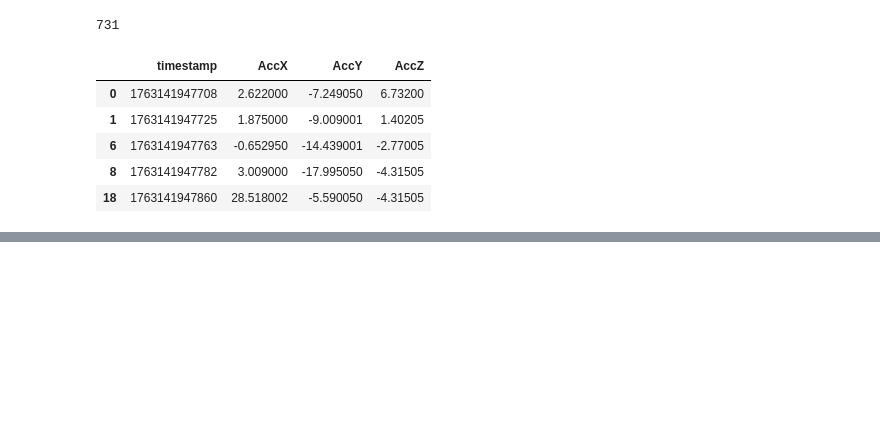
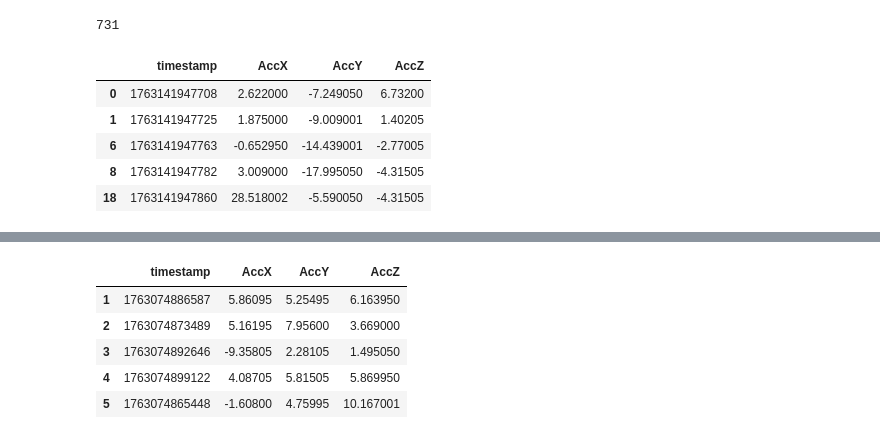
Before and after one commit to MatheuseduPinheiro/Trabalhos-da-disciplina-de-Sensores-e-Instrumentos-Inteligentes, a Jupyter notebook: Trabalho_2/index.ipynb, the cells around one changed output, grey strips where cells are left out. Saved outputs shown, nothing was run; the diff lists cells and outputs as text; code cells hidden in the pictures; blank space fills up the shorter version.

```diff
--- a/Trabalho_2/index.ipynb
+++ b/Trabalho_2/index.ipynb
@@ -153,0 +159,3 @@ df_filtrar_correndo_integra.head()
+# %%
+# Nível desejado
+nivel_desejado = len(df_filtrar_correndo)  # 730
@@ -153,0 +222,9 @@ df_filtrar_correndo_integra.head()
+# %%
+df_filtrar_caminhando.head()
+# %% [output]
+|  | timestamp | AccX | AccY | AccZ |
+| 1 | 1763074886587 | 5.86095 | 5.25495 | 6.163950 |
+| 2 | 1763074873489 | 5.16195 | 7.95600 | 3.669000 |
+| 3 | 1763074892646 | -9.35805 | 2.28105 | 1.495050 |
+| 4 | 1763074899122 | 4.08705 | 5.81505 | 5.869950 |
+| 5 | 1763074865448 | -1.60800 | 4.75995 | 10.167001 |
```
Also changed, not shown: parts of 31 cells of this notebook.
